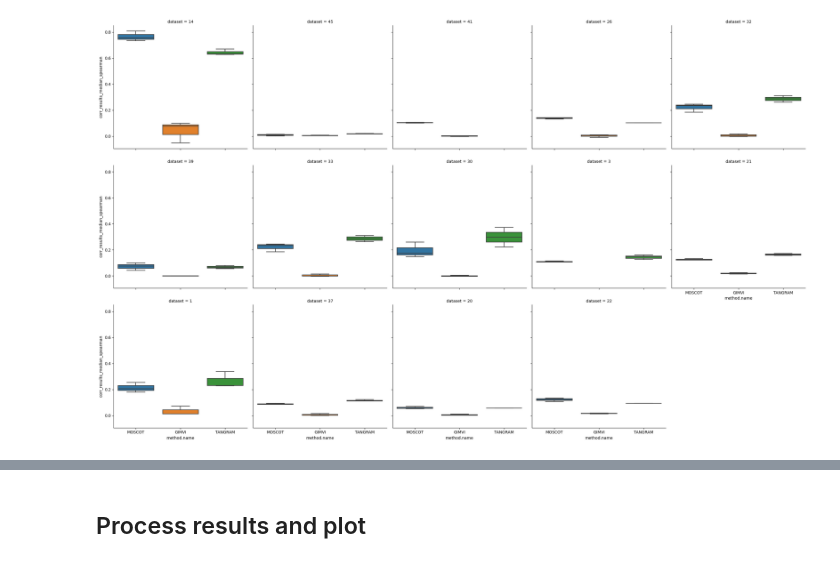
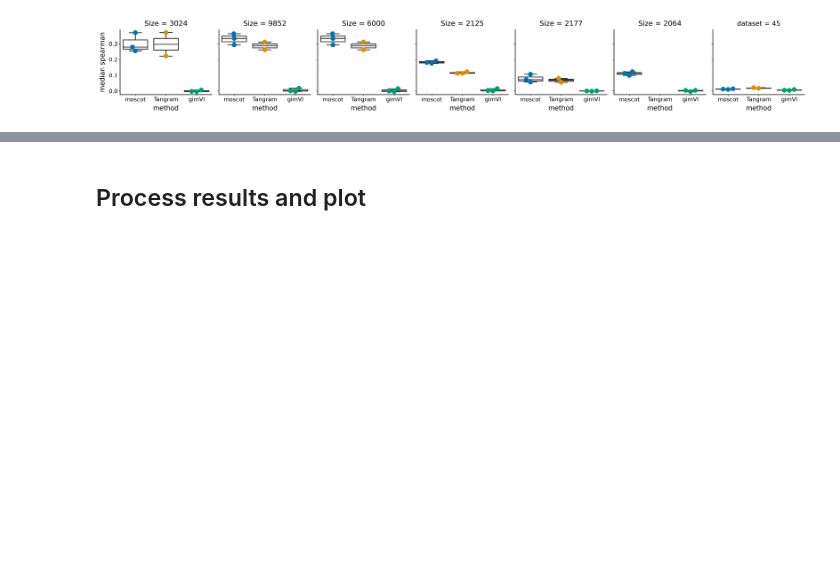
Before and after one commit to theislab/moscot_benchmarks, a Jupyter notebook: experiments/space/mapping/method_benchmark/seml_results.ipynb, the cells around one changed output, grey strips where cells are left out. Drawn from its saved outputs; the diff is of its cells as text; code cells hidden in the pictures; blank space fills up the shorter version.

```diff
--- a/experiments/space/mapping/method_benchmark/seml_results.ipynb
+++ b/experiments/space/mapping/method_benchmark/seml_results.ipynb
@@ -116,15 +111,61 @@ for d in out["dataset"].unique():
             final_list.append(best_df)
         except:
             pass
+# %%
+final_df = pd.concat(final_list)
+
+cols = [
+    "method.name",
+    "corr_results_median_spearman",
+]
+rename_cols = [
+    "method",
+    "median_corr",
+]
+
+final_df = final_df.rename(columns={k: v for k, v in zip(cols, rename_cols)})
+final_df["size"] = final_df["adata_sc_size"].astype(int) + final_df["adata_sp_size"].astype(int)
+
+final_df["method"] = final_df["method"].replace(
+    {"MOSCOT": "moscot", "GIMVI": "gimVI", "TANGRAM": "Tangram"}
+)
+final_df["method"] = pd.Categorical(final_df["method"], categories = ["moscot", "Tangram", "gimVI"])
+final_df["dataset"] = final_df["dataset"].astype(int)
 # %%
-final_df = pd.concat(final_list)
-outplot = sns.catplot(
-    data=final_df,
-    x="method.name",
-    y="corr_results_median_spearman",
-    col="dataset",
-    col_wrap=5,
-    kind="box",
+mplscience.set_style()
+mpl.rcParams["figure.dpi"] = 300
+mpl.rcParams["figure.figsize"] = (3, 3)
+cond = (final_df["size"] > 1000) & (final_df["dataset"] > 29)
+# sc.set_figure_params(figsize=(3, 3), dpi=100)
+# fig, axs = plt.subplots(1, 1, figsize=(4, 3), dpi=200)
+
+
+def fixed_boxplot(x, y, *args, label=None, **kwargs):
+    sns.boxplot(
+        x=x,
+        y=y,
+        hue=x,
+        palette="colorblind",
+        boxprops={"facecolor": "None"},
+        dodge=False,
+        *args,
+        **kwargs,
+        labels=[label],
+    )
+    g = sns.swarmplot(
+        x=x, y=y, hue=x, palette="colorblind", size=10, dodge=False, *args, **kwargs
+    )
+
+
+g = sns.FacetGrid(final_df[cond], col="dataset")
+g.map(
+    fixed_boxplot,
+    "method",
+    "median_corr",
 )
+axes = g.axes.flatten()
+for ax, siz in zip(axes, final_df[cond]["size"].unique()):
+    ax.set_title(f"Size = {siz}")
+    ax.set_ylabel("median spearman")
 # %% [output]
-[figure, old version]
+[figure, new version]
```
Also changed, not shown: parts of 17 cells of this notebook, 7 other files.
